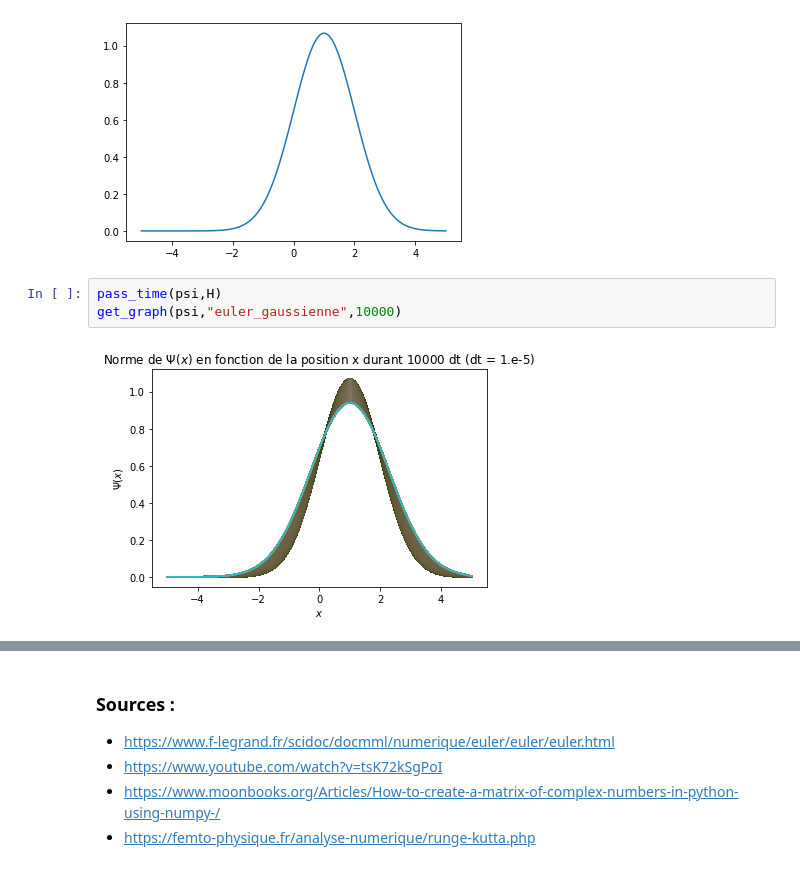
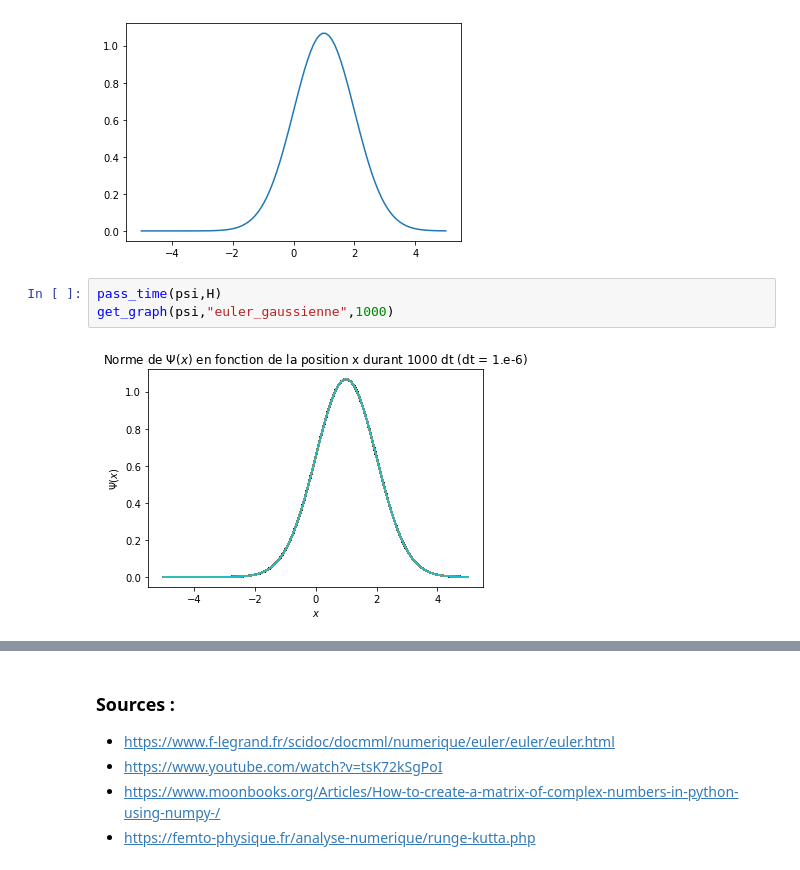
Before and after one commit to lucasboistay/shrodinger_simulation, a Jupyter notebook: evo_temp.ipynb, the cells around one changed output, grey strips where cells are left out. Saved outputs shown, nothing was run; the diff lists cells and outputs as text.

```diff
--- a/evo_temp.ipynb
+++ b/evo_temp.ipynb
@@ -174,8 +165,8 @@ plt.plot(x,np.abs(psi[0]))
 plt.show()
 # %% [output]
 [figure]
-# %%
-pass_time(psi,H)
-get_graph(psi,"euler_gaussienne",10000)
-# %% [output]
-[figure, removed]
+# %%
+pass_time(psi,H)
+get_graph(psi,"euler_gaussienne",1000)
+# %% [output]
+[figure, added]
```
Also changed, not shown: parts of 5 cells of this notebook, 25 other files.
